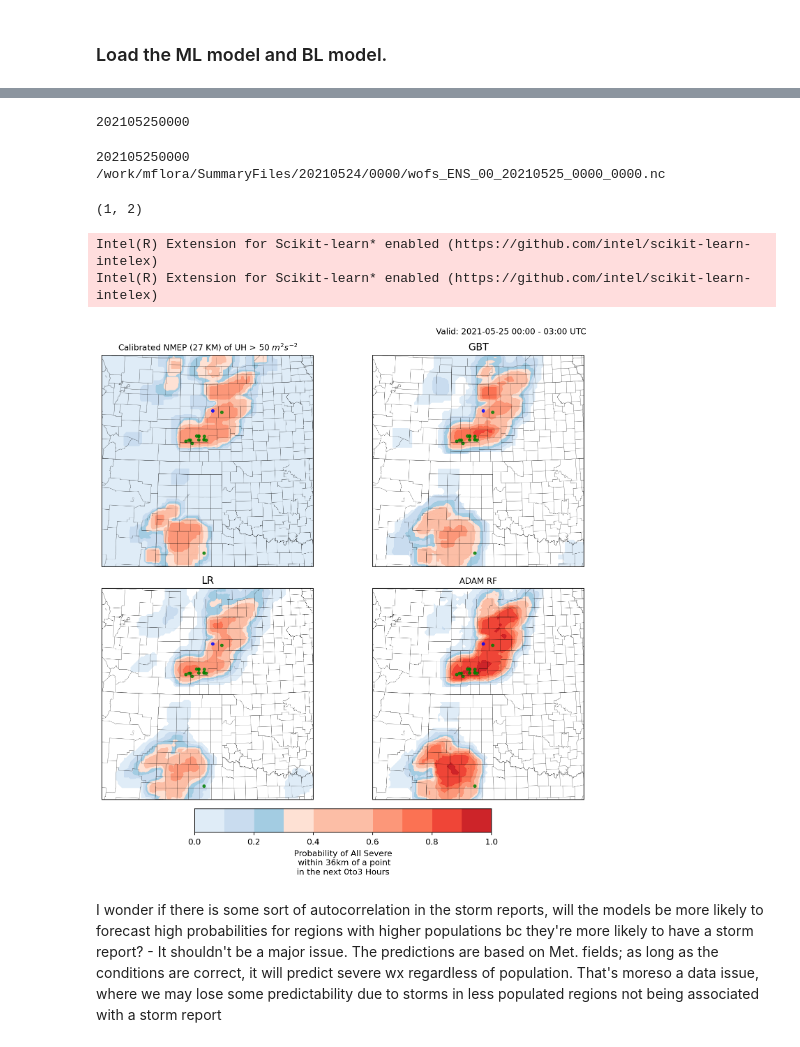
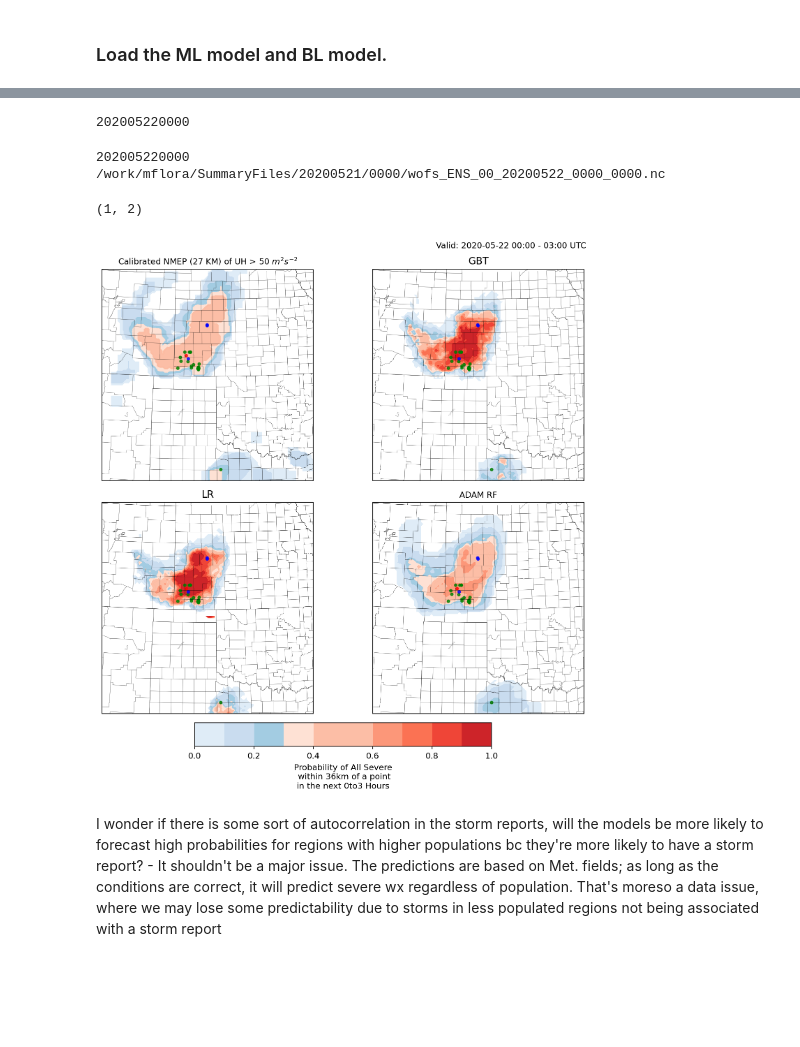
Before and after one commit to NOAA-National-Severe-Storms-Laboratory/frdd-wofs-ml-w2w, a Jupyter notebook: notebooks/visualize_predictions.ipynb, the cells around one changed output, grey strips where cells are left out. Cells and saved outputs as stored; diff of their text form; code cells hidden in the pictures; blank space fills up the shorter version.

```diff
--- a/notebooks/visualize_predictions.ipynb
+++ b/notebooks/visualize_predictions.ipynb
@@ -41,7 +42,7 @@ from wofs_ml_severe.data_pipeline.storm_report_downloader import StormReportDown
 #base_path = '/work/mflora/ML_2TO6HR/data'
 TIMESCALE='0to3'
 FRAMEWORK='POTVIN'
-date='20210524'
+date='20200521'
 All=True
 #base_path='/work/samuel.varga/data/2to6_hr_severe_wx/singleCase'
 base_path=f'/work/samuel.varga/data/{TIMESCALE}_hr_severe_wx/{FRAMEWORK}/Single'
@@ -78,7 +79,7 @@ bl_column = bl_column_dict[hazard]
 # Load the testing dataset for the ML model.
 X, X_bl = load_ml_data(base_path=base_path,
                        date=date,
-                       bl_column = bl_column, FRAMEWORK=FRAMEWORK, TIMESCALE=TIMESCALE)
+                       bl_column = bl_column, FRAMEWORK=FRAMEWORK, TIMESCALE=TIMESCALE, Big=True)
 # %%
 #dates=['20180503', '20180509', '20180511', '20180523', '20190501',
 #       '20190508', '20190518', '20190520', '20190523', '20190525',
@@ -126,20 +127,20 @@ def get_bl_pred(X_bl, shape, hazard, scale='36km', FRAMEWORK=None, TIMESCALE=Non
     else:
         in_path = '/work/samuel.varga/projects/2to6_hr_severe_wx/blModels/' #Change this to your own path
     # Load the baseline model.
-    bl_model = joblib.load(join(in_path,f'{hazard}_baseline_model_{scale}.joblib')) #Update naming of BL models
+    bl_model = joblib.load(join(in_path,f'{hazard}_baseline_model_{scale}_Big.joblib')) #Update naming of BL models
     bl_pred = bl_model.predict(X_bl)
     bl_pred_2D = bl_pred.reshape(shape)
 
     return bl_pred_2D
 
-def get_ml_pred(X, shape, hazard, scale='36km', model='hist', FRAMEWORK=None, TIMESCALE=None):
+def get_ml_pred(X, shape, hazard, scale='36km', model='hist', FRAMEWORK=None, TIMESCALE=None, p=100):
     if FRAMEWORK and TIMESCALE:
         in_path=f'/work/samuel.varga/projects/{TIMESCALE}_hr_severe_wx/{FRAMEWORK}/mlModels/{scale}/'
     else:
         in_path = f'/work/samuel.varga/projects/2to6_hr_severe_wx/mlModels/{scale}/{hazard}'
 
     # Load the ML model.
-    ml_data = joblib.load(join(in_path,f'Varga_all_{model}_{hazard}_{scale}.joblib')) #Change this to own path
+    ml_data = joblib.load(join(in_path,f'Varga_all_{model}_{hazard}_{scale}_{p}.joblib')) #Change this to own path
 
     # When the ML model is saved by the CalibratedPipelineHyperOptCV package,
     # there are additional metadata that is stored with it.
@@ -263,14 +264,14 @@ report = StormReportLoader(initial_time=init_time,
 ds = xr.load_dataset(indir, decode_times=False)
 points = report()
 # %% [output]
-202105250000
+202005220000
 # %%
 #help(StormReports)
 print(init_time)
 print(indir) #Why is this the next day?  #03: 202005220000
 # %% [output]
-202105250000
-/work/mflora/SummaryFiles/20210524/0000/wofs_ENS_00_20210525_0000_0000.nc
+202005220000
+/work/mflora/SummaryFiles/20200521/0000/wofs_ENS_00_20200522_0000_0000.nc
 # %%
 titles = {'hail' : 'Severe Hail',
          'wind' : 'Severe Wind',
@@ -297,8 +298,10 @@ fig, axes = plt.subplots(figsize=(10,8), facecolor='w',
                      dpi=170, nrows=2, ncols=2, subplot_kw={'projection': projection},
                         constrained_layout=True)
 
-models = ['BL', 'hist', 'logistic', 'random'] #random/ADAM
+#models = ['BL', 'hist', 'logistic', 'random'] #random/ADAM
+models = ['BL', 'hist', 'hist', 'hist']
 model_names = [baseline_names[hazard], 'GBT', 'LR', 'ADAM RF'] #RF/ADAM
+p=[None, 10, 50, 100]
 
 if hazard != 'tornado':
     levels = np.arange(0, 1.1, 0.1)
@@ -306,11 +309,11 @@ else:
     levels = np.arange(0, 0.5, 0.001)
 
 # All 3 Models and BL
-for ax, model, name in zip(axes.flat, models, model_names):
+for ax, model, name, percent in zip(axes.flat, models, model_names, p):
     if model == 'BL':
         pred = get_bl_pred(X_bl, shape, hazard, scale, FRAMEWORK=FRAMEWORK, TIMESCALE=TIMESCALE)
     else:
-        pred = get_ml_pred(X, shape, hazard, scale, model, FRAMEWORK=FRAMEWORK, TIMESCALE=TIMESCALE)
+        pred = get_ml_pred(X, shape, hazard, scale, model, FRAMEWORK=FRAMEWORK, TIMESCALE=TIMESCALE, p=percent)
 
     add_map_stuff(ax, states, shape_feature)
     pred = np.ma.masked_where(pred<=0.025, pred)
@@ -332,36 +335,34 @@ for ax, model, name in zip(axes.flat, models, model_names):
     ax = set_extent(ax, projection , crs, lats, lons,)
     fontsize = 10 if len(name) > 5 else 12
     ax.set_title(name, fontsize=fontsize)
 
 fig.tight_layout()
 #plt.subplots_adjust(hspace=0.2, wspace=0.0)
 axes[0,1].annotate(title, (0.3, 1.1), xycoords='axes fraction', fontsize=10, color='k')
 
 cax = fig.add_axes([0.25, -0.05, 0.5, 0.05])
 
 fig.colorbar(cf,
            cax=cax,
            label=f'Probability of {titles[hazard]}\n within {scale} of a point\nin the next {TIMESCALE} Hours', #shouldn't this be 36km?
           orientation='horizontal')
 
 
 #Add 36/18/9km radius to storm reports
 if False:
     for ax in axes.flat:
         if All:
             for Lorem in ['hail','wind','tornado']:
                 _points = points[Lorem]
                 for pair in zip(_points[:,1], _points[:,0]):
                     repX, repY = circleofRadius(pair[1],pair[0], 36)
                     ax.plot(repX, repY, transform=crs, color='k', linewidth=1)
         else:
             for pair in zip(_points[:,1], _points[:,0]):
                 repX, repY = circleofRadius(pair[1],pair[0], 36)
                 ax.plot(repX, repY, transform=crs, color='k', linewidth=1)
 # %% [output]
-Intel(R) Extension for Scikit-learn* enabled (https://github.com/intel/scikit-learn-intelex)
-Intel(R) Extension for Scikit-learn* enabled (https://github.com/intel/scikit-learn-intelex)
-[figure, old version]
+[figure, new version]
 # %%
 def circleofRadius(lat, lon, radiuskm):
     latArray=[]
```
Also changed, not shown: parts of 2 cells of this notebook, 11 other files.
